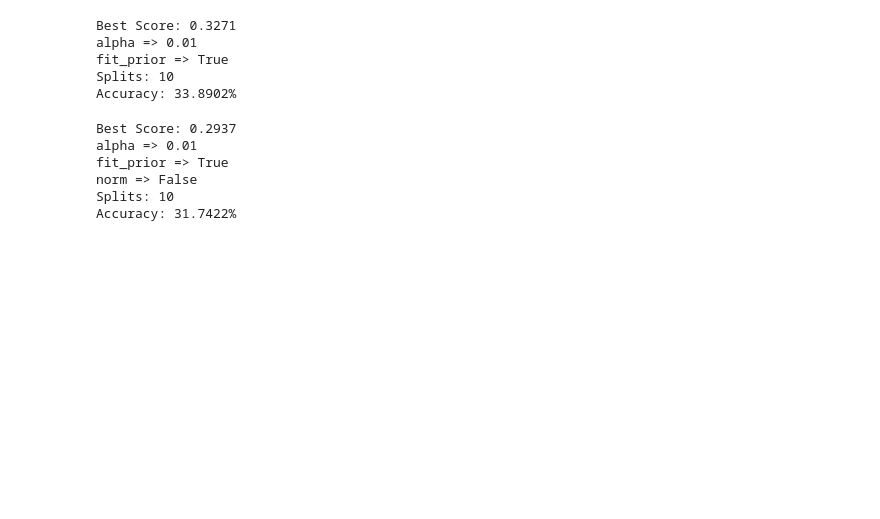
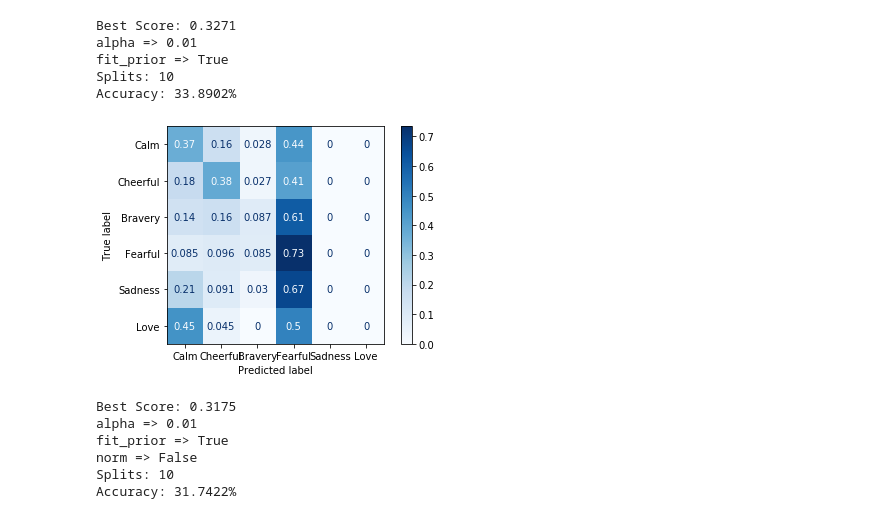
Before and after one commit to gracielnunciob/XLB48, a Jupyter notebook: Notebooks/Training/Naive Bayes Hyperparameter Search.ipynb, the cells around one changed output. Drawn from its saved outputs; the diff is of its cells as text; code cells hidden in the pictures; blank space fills up the shorter version.

```diff
--- a/Notebooks/Training/Naive Bayes Hyperparameter Search.ipynb
+++ b/Notebooks/Training/Naive Bayes Hyperparameter Search.ipynb
@@ -56,13 +65,13 @@ Accuracy: 31.7422%
 # CategoricalNB, Grid Search
 parameters = {'alpha':[0.01 * i for i in range(1,101)], 'fit_prior':[True, False]}
 canb = CategoricalNB()
-gscv = GridSearchCV(canb, parameters,cv=10)
-gscv.fit(x_train,y_train)
-print("Best Score: {:.4f}".format(gscv.best_score_))
-for k,v in gscv.best_params_.items():
+grid_search_categorical = GridSearchCV(canb, parameters,cv=10)
+grid_search_categorical.fit(x_train,y_train)
+print("Best Score: {:.4f}".format(grid_search_categorical.best_score_))
+for k,v in grid_search_categorical.best_params_.items():
     print("{} => {}".format(k,v))
-print("Splits: {}".format(gscv.n_splits_))
-y_out = gscv.predict(x_train)
+print("Splits: {}".format(grid_search_categorical.n_splits_))
+y_out = grid_search_categorical.predict(x_train)
 print("Accuracy: {:.4f}%".format(np.mean(y_out == y_train) * 100.0))
 # print(y_out)
 # %% [output]
@@ -71,21 +80,28 @@ alpha => 0.01
 fit_prior => True
 Splits: 10
 Accuracy: 33.8902%
+# %%
+disp = plot_confusion_matrix(grid_search_categorical, x_train, y_train,
+                             display_labels=["Calm","Cheerful","Bravery","Fearful","Sadness","Love"],
+                             cmap=plt.cm.Blues,
+                             normalize='true')
+# %% [output]
+[figure, added]
 # %%
 # ComplementNB, Grid Search
 parameters = {'alpha':[0.01 * i for i in range(1,101)], 'fit_prior':[True, False], 'norm' : [True, False]}
 cnb = ComplementNB()
-gscv = GridSearchCV(cnb, parameters,cv=10)
-gscv.fit(x_train,y_train)
+grid_search_complement = GridSearchCV(cnb, parameters,cv=10)
+grid_search_complement.fit(x_train,y_train)
 print("Best Score: {:.4f}".format(gscv.best_score_))
-for k,v in gscv.best_params_.items():
+for k,v in grid_search_complement.best_params_.items():
     print("{} => {}".format(k,v))
-print("Splits: {}".format(gscv.n_splits_))
-y_out = gscv.predict(x_train)
+print("Splits: {}".format(grid_search_complement.n_splits_))
+y_out = grid_search_complement.predict(x_train)
 print("Accuracy: {:.4f}%".format(np.mean(y_out == y_train) * 100.0))
 # print(y_out)
 # %% [output]
-Best Score: 0.2937
+Best Score: 0.3175
 alpha => 0.01
 fit_prior => True
 norm => False
```
Also changed, not shown: parts of 10 cells of this notebook.
